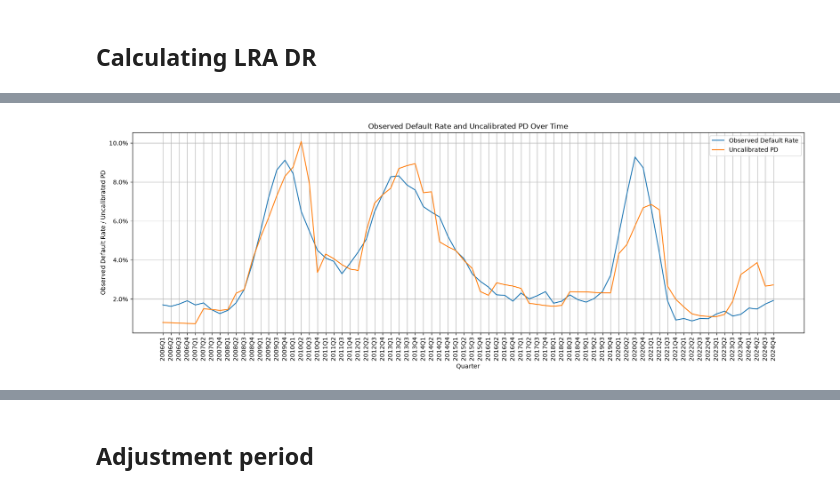
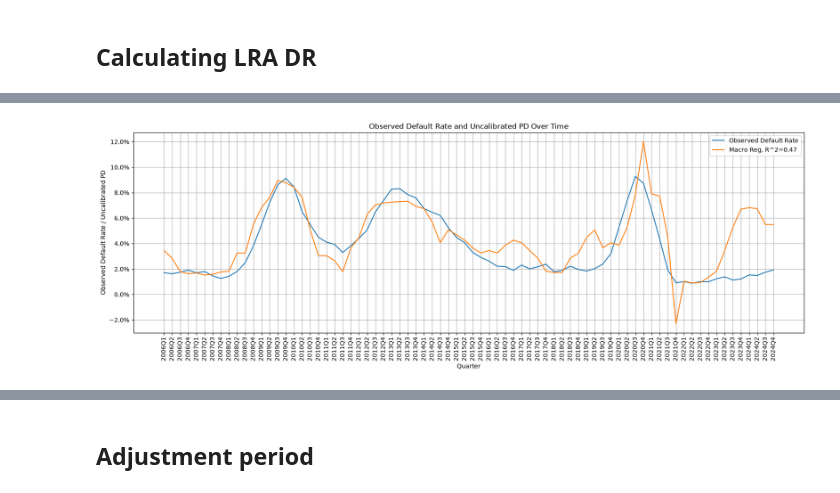
Before and after one commit to Christoffer11/PD-modelling, a Jupyter notebook: Calibration.ipynb, the cells around one changed output, grey strips where cells are left out. Drawn from its saved outputs; the diff is of its cells as text; code cells hidden in the pictures.

```diff
--- a/Calibration.ipynb
+++ b/Calibration.ipynb
@@ -57,0 +208,4 @@ dr = cali_data_woe.groupby("quarter")[["default_12m", "uncalibrated_pd"]].mean()
+# %%
+macroreg = sm.OLS(endog=y, exog=X)
+macroreg = macroreg.fit(disp=0)
+print(macroreg.summary())
@@ -57,0 +242,9 @@ dr = cali_data_woe.groupby("quarter")[["default_12m", "uncalibrated_pd"]].mean()
+# %%
+dr["const"] = 1
+dr["max(gdp_growth_4q_shifted_2-0.001, 0)"] = dr["gdp_growth_4q_shifted_2"].apply(lambda x: max(x-0.001, 0))
+dr["max(gdp_growth_4q_shifted_2-0.007, 0)"] = dr["gdp_growth_4q_shifted_2"].apply(lambda x: max(x-0.007, 0))
+# %%
+dr["macro_dr"] = macroreg.predict(dr[["const", "gdp_growth_4q_shifted_2", "max(gdp_growth_4q_shifted_2-0.001, 0)", "max(gdp_growth_4q_shifted_2-0.007, 0)"]])
+# %%
+test_data = dr[["quarter", "default_12m", "macro_dr"]].copy()
+test_data.dropna(inplace=True)
@@ -58,14 +267,16 @@ dr = cali_data_woe.groupby("quarter")[["default_12m", "uncalibrated_pd"]].mean()
 # %%
+r2 = 1-np.sum((test_data["default_12m"]-test_data["macro_dr"])**2)/np.sum((test_data["default_12m"]-np.mean(test_data["default_12m"]))**2)
+
 plt.figure(figsize=(20, 6))
-plt.plot(dr.index, dr["default_12m"], label="Observed Default Rate")
-plt.plot(dr.index, dr["uncalibrated_pd"], label="Uncalibrated PD")
+plt.plot(test_data["quarter"], test_data["default_12m"], label="Observed Default Rate")
+plt.plot(test_data["quarter"], test_data["macro_dr"], label=f"Macro Reg, R^2={r2:.2f}")
 plt.xlabel("Quarter")
 plt.ylabel("Observed Default Rate / Uncalibrated PD")
 plt.title("Observed Default Rate and Uncalibrated PD Over Time")
 plt.xticks(rotation=90)
 plt.grid(True)
 plt.legend(loc = 'best')
 plt.gca().yaxis.set_major_formatter(PercentFormatter(xmax = 1, decimals = 1))
 plt.show()
 # %% [output]
-[figure, old version]
+[figure, new version]
```
Also changed, not shown: parts of 33 cells of this notebook, 1 other file.
